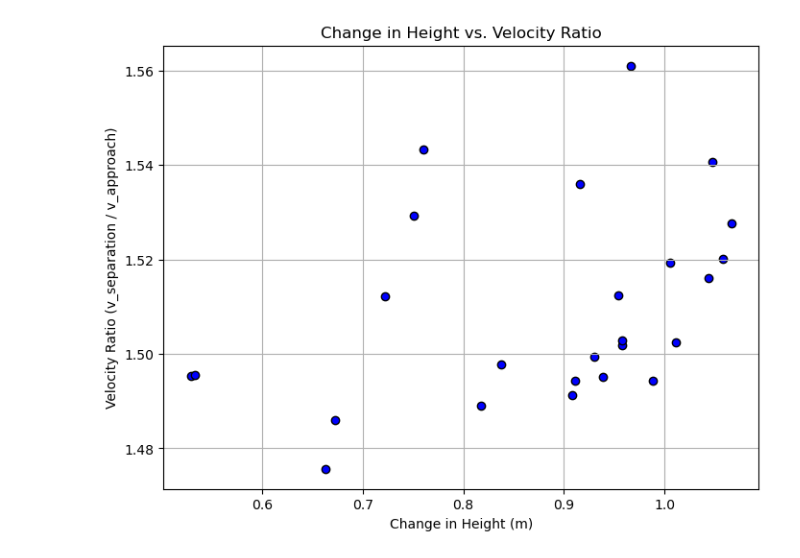
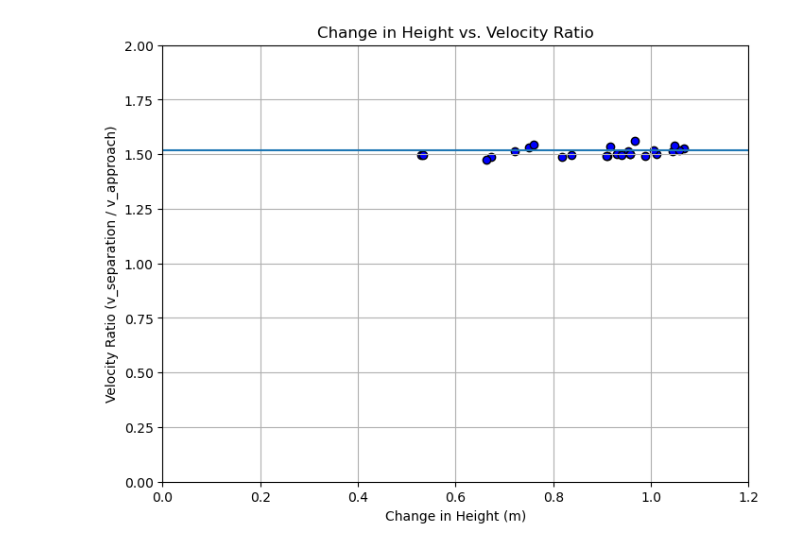
Before and after one commit to Aaryan-Varshney/practical-project-25, a Jupyter notebook: change_in_height_velocity_ratio.ipynb, the cells around one changed output. Saved outputs shown, nothing was run; the diff lists cells and outputs as text; code cells hidden in the pictures.

Commit message:
change in height against velocity ratio graph made

```diff
--- a/change_in_height_velocity_ratio.ipynb
+++ b/change_in_height_velocity_ratio.ipynb
@@ -34,13 +34,19 @@ velocity_ratios = separation_velocities / approach_velocities
 # %%
 x = change_in_heights
 y = velocity_ratios
 
 plt.figure(figsize=(8, 6))
 plt.scatter(x, y, color='blue', edgecolor='black')
+
+plt.xlim(0, 1.2)
+plt.ylim(0, 2.0)
+
+plt.axhline(y=1.52)
+
 plt.title('Change in Height vs. Velocity Ratio')
 plt.xlabel('Change in Height (m)')
 plt.ylabel('Velocity Ratio (v_separation / v_approach)')
 plt.grid(True)
 plt.show()
 # %% [output]
-[figure, old version]
+[figure, new version]
```
